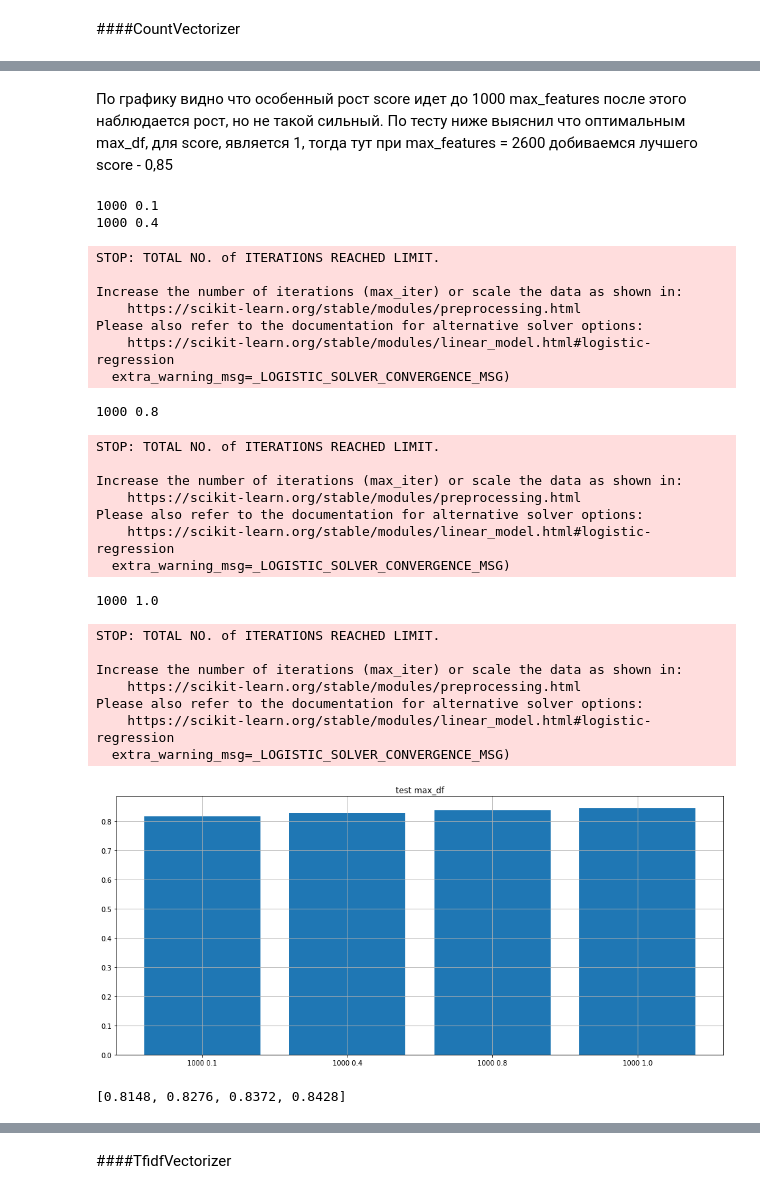
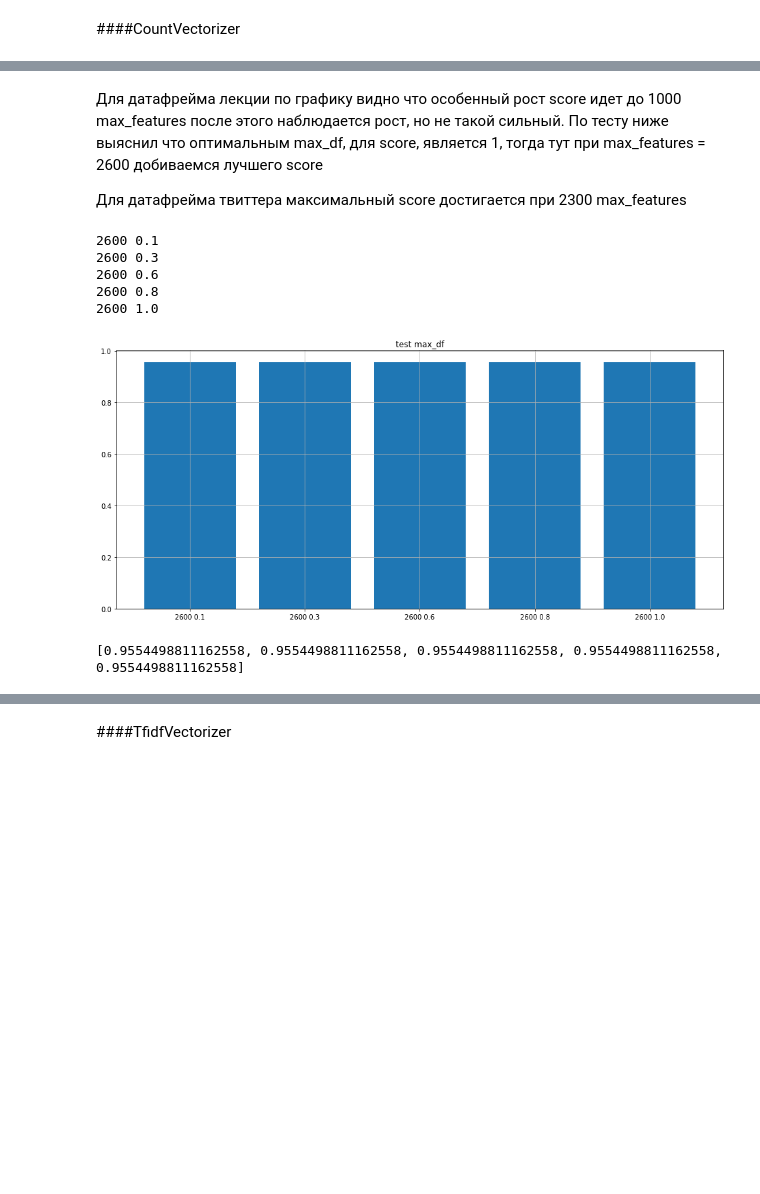
Before and after one commit to djo1006/Introduction-to-Natural-Language-Processing, a Jupyter notebook: hw_les_2/hw_les_2.ipynb, the cells around one changed output, grey strips where cells are left out. Cells and saved outputs as stored; diff of their text form; code cells hidden in the pictures; blank space fills up the shorter version.

```diff
--- a/hw_les_2/hw_les_2.ipynb
+++ b/hw_les_2/hw_les_2.ipynb
@@ -310,35 +284,17 @@ Please also refer to the documentation for alternative solver options:
 # %% [markdown]
-По графику видно что особенный рост score идет до 1000 max_features после этого наблюдается рост, но не такой сильный. По тесту ниже выяснил что оптимальным max_df, для score, является 1, тогда тут при max_features = 2600 добиваемся лучшего score - 0,85
+Для датафрейма лекции по графику видно что особенный рост score идет до 1000 max_features после этого наблюдается рост, но не такой сильный. По тесту ниже выяснил что оптимальным max_df, для score, является 1, тогда тут при max_features = 2600 добиваемся лучшего score
+
+Для датафрейма твиттера максимальный score достигается при 2300 max_features
 # %%
-params_dict = {'param_max_features': [1000, 1000, 1000, 1000],
-               'param_max_df': [0.1, 0.4, 0.8, 1]}
+params_dict = {'param_max_features': [2600, 2600, 2600, 2600, 2600],
+               'param_max_df': [0.1, 0.3, 0.6, 0.8, 1]}
 params = pd.DataFrame(data=params_dict)
 test_params(params, 'test max_df')
 # %% [output]
-1000 0.1
-1000 0.4
+2600 0.1
+2600 0.3
+2600 0.6
+2600 0.8
+2600 1.0
+[figure, new version]
-STOP: TOTAL NO. of ITERATIONS REACHED LIMIT.
-
-Increase the number of iterations (max_iter) or scale the data as shown in:
-    https://scikit-learn.org/stable/modules/preprocessing.html
-Please also refer to the documentation for alternative solver options:
-    https://scikit-learn.org/stable/modules/linear_model.html#logistic-regression
-  extra_warning_msg=_LOGISTIC_SOLVER_CONVERGENCE_MSG)
+[0.9554498811162558, 0.9554498811162558, 0.9554498811162558, 0.9554498811162558, 0.9554498811162558]
-1000 0.8
-STOP: TOTAL NO. of ITERATIONS REACHED LIMIT.
-
-Increase the number of iterations (max_iter) or scale the data as shown in:
-    https://scikit-learn.org/stable/modules/preprocessing.html
-Please also refer to the documentation for alternative solver options:
-    https://scikit-learn.org/stable/modules/linear_model.html#logistic-regression
-  extra_warning_msg=_LOGISTIC_SOLVER_CONVERGENCE_MSG)
-1000 1.0
-STOP: TOTAL NO. of ITERATIONS REACHED LIMIT.
-
-Increase the number of iterations (max_iter) or scale the data as shown in:
-    https://scikit-learn.org/stable/modules/preprocessing.html
-Please also refer to the documentation for alternative solver options:
-    https://scikit-learn.org/stable/modules/linear_model.html#logistic-regression
-  extra_warning_msg=_LOGISTIC_SOLVER_CONVERGENCE_MSG)
-[figure, old version]
-[0.8148, 0.8276, 0.8372, 0.8428]
```
Also changed, not shown: parts of 16 cells of this notebook.
